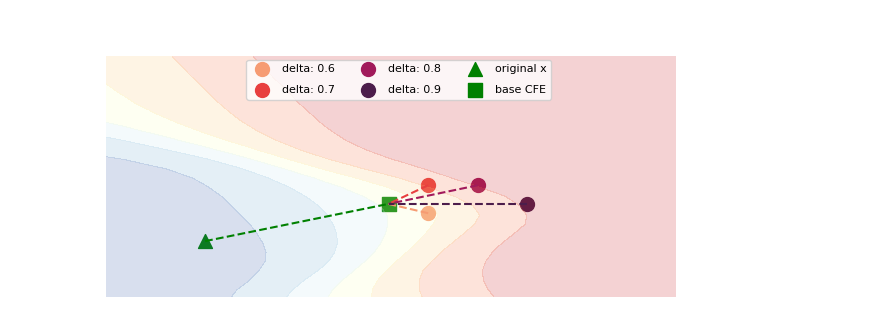
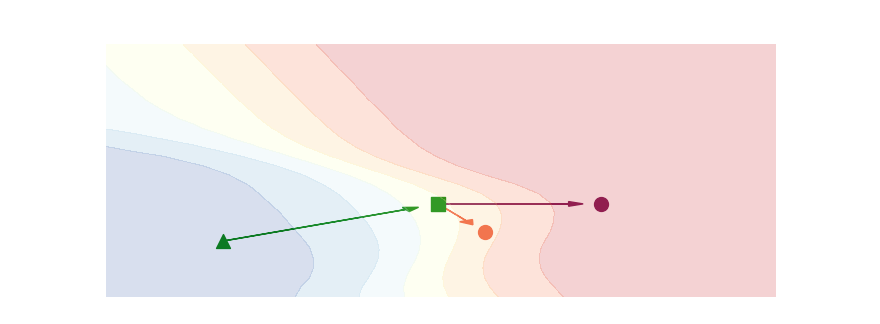
Before and after one commit to istepka/betarce, a Jupyter notebook: src/visualizations_for_the_paper/toy_example.ipynb, the cells around one changed output. Saved outputs shown, nothing was run; the diff lists cells and outputs as text; code cells hidden in the pictures.

```diff
--- a/src/visualizations_for_the_paper/toy_example.ipynb
+++ b/src/visualizations_for_the_paper/toy_example.ipynb
@@ -355,29 +120,63 @@ for i in range(5, 20, 1):
 original = [-0.5, -0.3]
 base = [0.24, 0.1]
 counterfactuals = [
-    [0.4, 0.0],
-    [0.4, 0.3],
-    [0.6, 0.3],
+    [0.4, -0.2],
+    # [0.4, 0.3],
+    # [0.6, 0.3],
     [0.8, 0.1],
 ]  # , [0.3, 0.7], [0.45, 0.7], [0.5, 0.8], [0.72, 0.84]]
-deltas = [0.6, 0.7, 0.8, 0.9]
+deltas = [0.6, 0.9]
 # %%
-fig, ax = plt.subplots(1, 1, figsize=(6, 3))
+fig, ax = plt.subplots(1, 1, figsize=(7, 3))
 
 palette = sns.color_palette("rocket_r", len(counterfactuals))
 
-plt.plot(
-    [original[0], base[0]],
-    [original[1], base[1]],
-    color="green",
-    linestyle="--",
+# plt.plot(
+#     [original[0], base[0]],
+#     [original[1], base[1]],
+#     color="green",
+#     linestyle="--",
+#     alpha=1,
+# )
+
+shorten_factors = [
+    0.6,
+    0.8,
+]  # Adjust this to control how much shorter the arrow becomes
+for i, cf in enumerate(counterfactuals):
+    # Plot arrow
+    start = np.array(base)
+    end = np.array(cf)
+    direction = end - start
+    new_end = start + shorten_factors[i] * direction
+    plt.arrow(
+        start[0],
+        start[1],  # Start point
+        new_end[0] - start[0],
+        new_end[1] - start[1],  # Adjusted arrow vector
+        head_width=0.05,
+        head_length=0.05,
+        fc=palette[i],
+        ec=palette[i],
+        alpha=1,
+    )
+
+
+green_start = np.array(original)
+green_end = np.array(base)
+green_direction = green_end - green_start
+green_new_end = green_start + 0.85 * green_direction
+plt.arrow(
+    green_start[0],
+    green_start[1],  # Start point
+    green_new_end[0] - green_start[0],
+    green_new_end[1] - green_start[1],  # Adjusted arrow vector
+    head_width=0.05,
+    head_length=0.05,
+    fc="green",
+    ec="green",
     alpha=1,
 )
-
-for i, cf in enumerate(counterfactuals):
-    plt.plot(
-        [cf[0], base[0]], [cf[1], base[1]], color=palette[i], linestyle="--", alpha=1
-    )
 
 for i, cf in enumerate(counterfactuals):
     plt.scatter(
@@ -414,34 +213,34 @@ xx, yy = np.meshgrid(np.arange(x_min, x_max, 0.1), np.arange(y_min, y_max, 0.1))
 Z = classifiers[0].predict_proba(np.c_[xx.ravel(), yy.ravel()])[:, 1]
 
 for i in range(1, len(classifiers)):
     Z += classifiers[i].predict_proba(np.c_[xx.ravel(), yy.ravel()])[:, 1]
 
 Z = Z / len(classifiers)
 
 Z = Z.reshape(xx.shape)
 
 plt.contourf(xx, yy, Z, alpha=0.2, cmap="RdYlBu")
 plt.xlim(-0.9, 1.4)
 plt.ylim(-0.9, 2)
 
-plt.legend(ncols=3, fontsize=8, bbox_to_anchor=(0.79, 0.9), labelspacing=1)
+# plt.legend(ncols=2, fontsize=8, bbox_to_anchor=(0.79, 0.9), labelspacing=1)
 
 # Turn off the grid, ticks, and lines
 plt.grid(False)
 plt.tick_params(left=False, bottom=False)
 plt.xticks([])
 plt.yticks([])
 
 
 # remove the frame
 for spine in plt.gca().spines.values():
     spine.set_visible(False)
 plt.tight_layout()
 plt.savefig(
-    "../../images/paper/moons_robust_counterfactuals_clean.png",
-    dpi=600,
+    "images/paper/moons_robust_counterfactuals_clean.png",
+    dpi=300,
     bbox_inches="tight",
 )
 plt.show()
 # %% [output]
-[figure, old version]
+[figure, new version]
```
Also changed, not shown: parts of 20 cells of this notebook.
